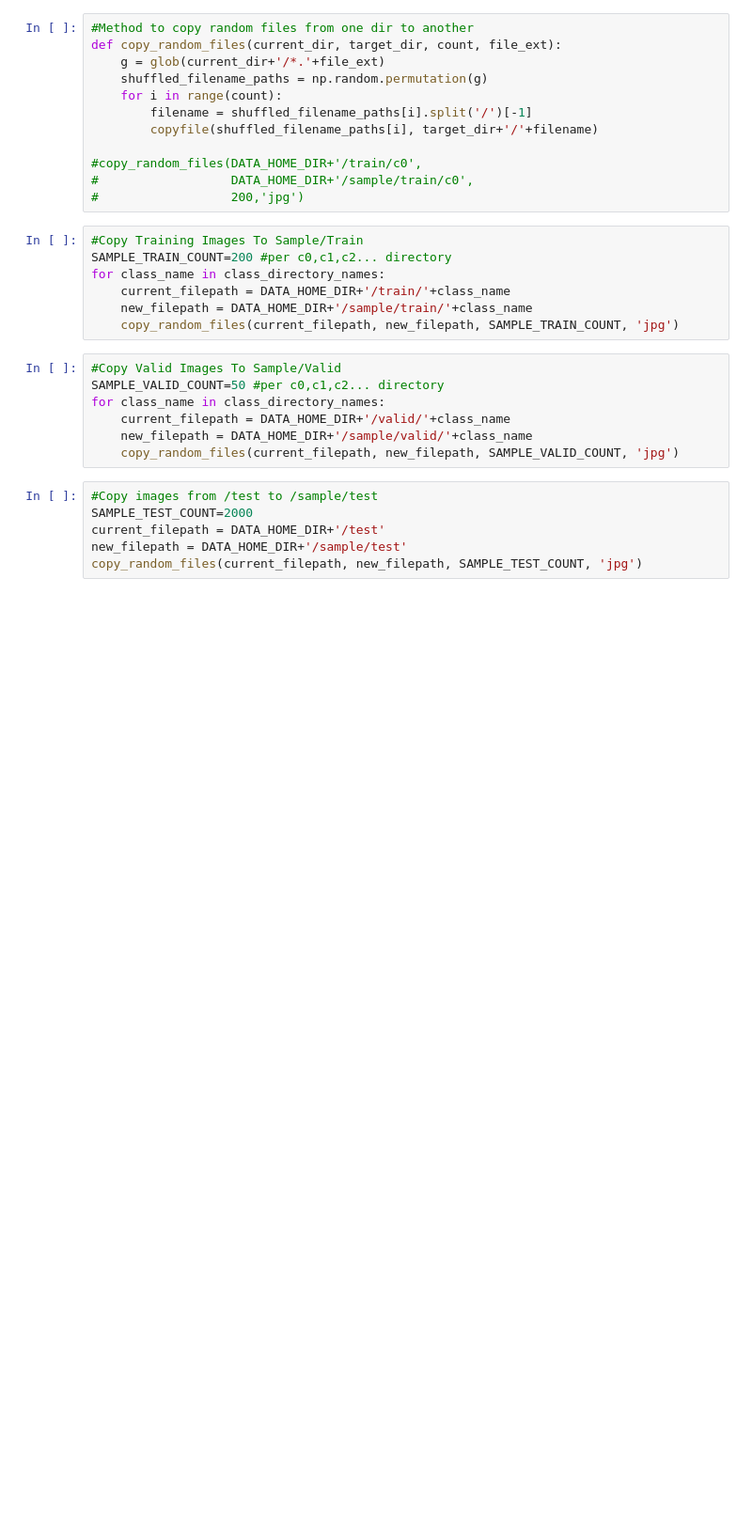
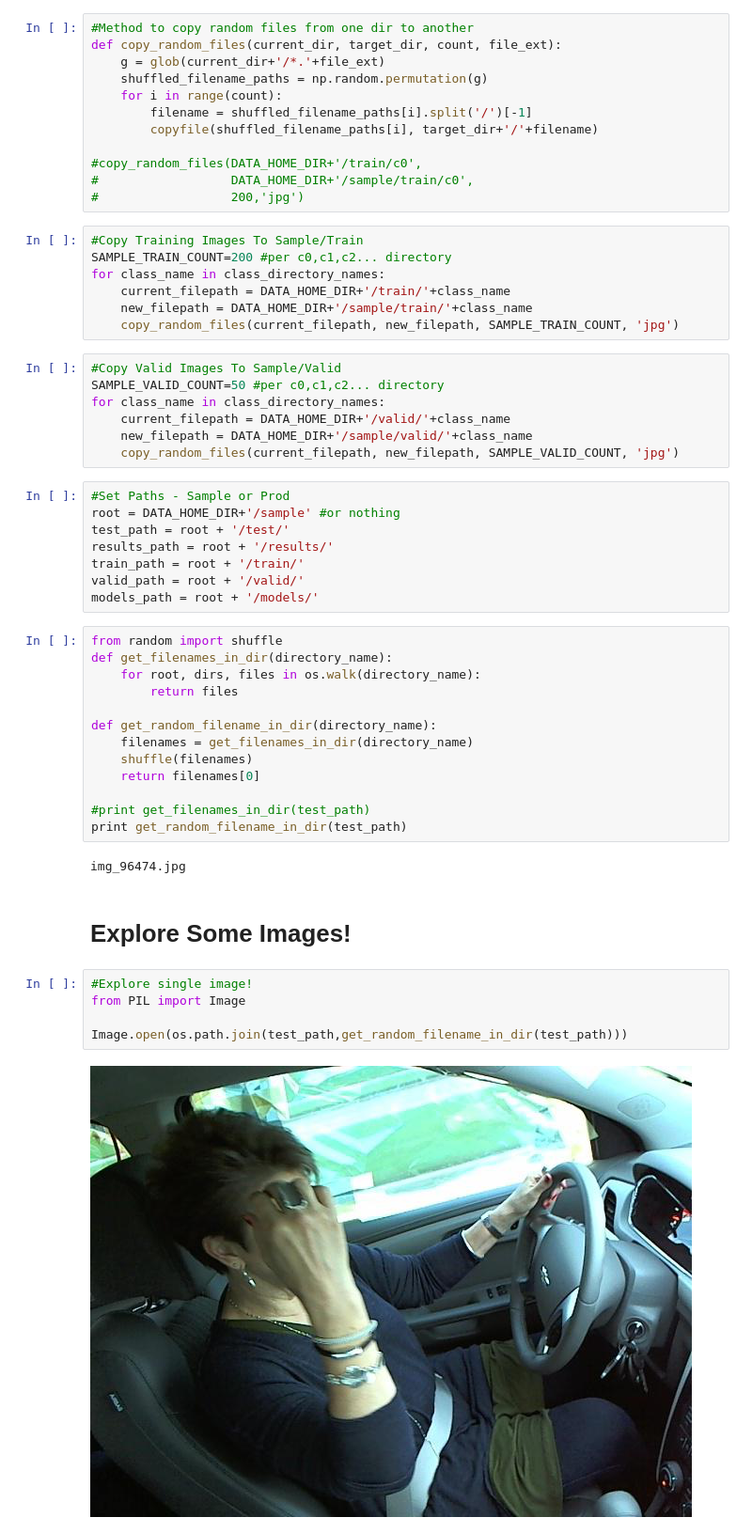
Before and after one commit to bfortuner/deep_learning_course, a Jupyter notebook: lesson3/StateFarm.ipynb, the cells around one changed output. Shown at 94% size. Saved outputs shown, nothing was run; the diff lists cells and outputs as text; blank space fills up the shorter version.

```diff
--- a/lesson3/StateFarm.ipynb
+++ b/lesson3/StateFarm.ipynb
@@ -220,12 +202,38 @@ for class_name in class_directory_names:
     current_filepath = DATA_HOME_DIR+'/valid/'+class_name
     new_filepath = DATA_HOME_DIR+'/sample/valid/'+class_name
     copy_random_files(current_filepath, new_filepath, SAMPLE_VALID_COUNT, 'jpg')
-# %%
-#Copy images from /test to /sample/test
-SAMPLE_TEST_COUNT=2000
-current_filepath = DATA_HOME_DIR+'/test'
-new_filepath = DATA_HOME_DIR+'/sample/test'
-copy_random_files(current_filepath, new_filepath, SAMPLE_TEST_COUNT, 'jpg')
+# %%
+#Set Paths - Sample or Prod
+root = DATA_HOME_DIR+'/sample' #or nothing
+test_path = root + '/test/'
+results_path = root + '/results/'
+train_path = root + '/train/'
+valid_path = root + '/valid/'
+models_path = root + '/models/'
+# %%
+from random import shuffle
+def get_filenames_in_dir(directory_name):
+    for root, dirs, files in os.walk(directory_name):
+        return files
+
+def get_random_filename_in_dir(directory_name):
+    filenames = get_filenames_in_dir(directory_name)
+    shuffle(filenames)
+    return filenames[0]
+
+#print get_filenames_in_dir(test_path)
+print get_random_filename_in_dir(test_path)
+# %% [output]
+img_96474.jpg
+# %% [markdown]
+# Explore Some Images!
+# %%
+#Explore single image!
+from PIL import Image
+
+Image.open(os.path.join(test_path,get_random_filename_in_dir(test_path)))
+# %% [output]
+[figure, added]
 # %%
 from keras.preprocessing import image
 from utils.utils import plots
```
Also changed, not shown: parts of 25 cells of this notebook.
